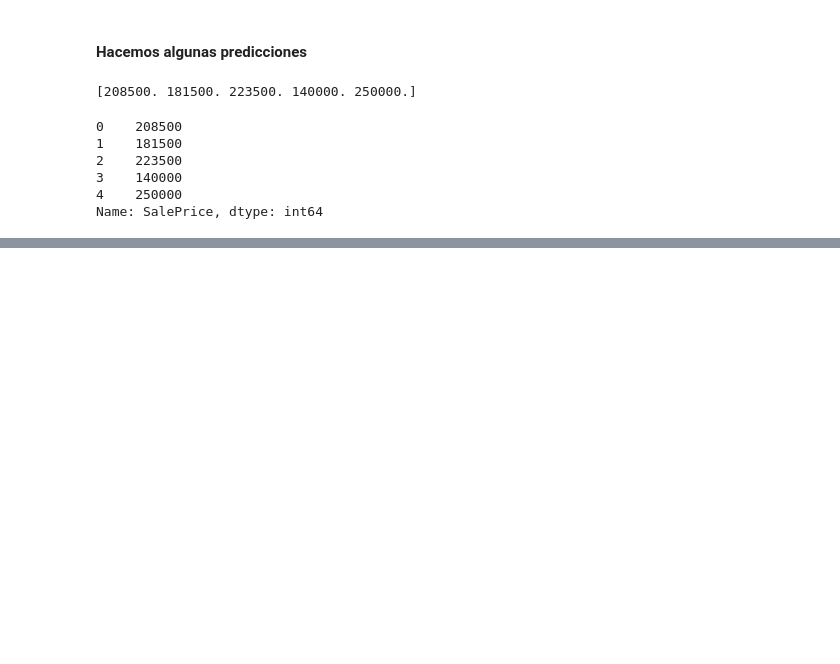
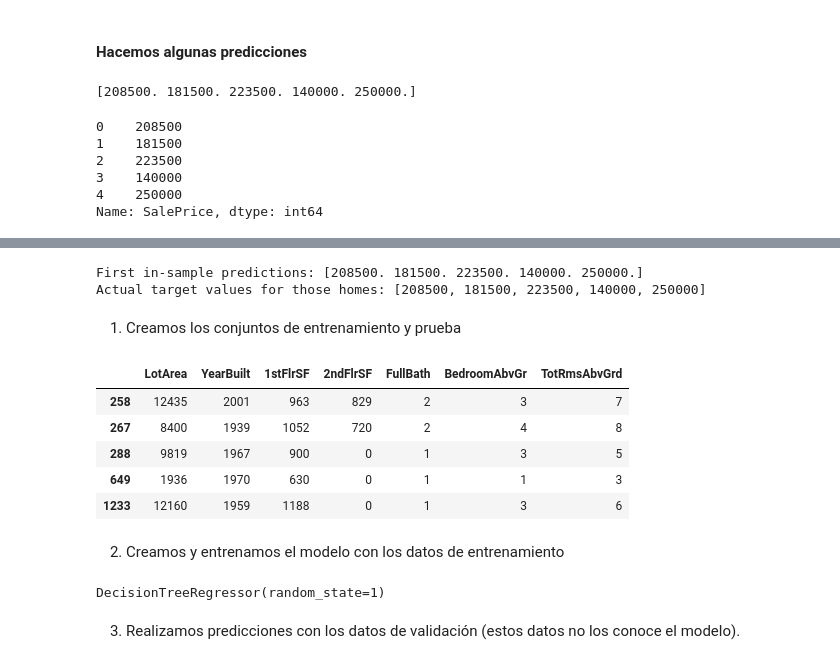
Before and after one commit to vbatiz/intro-ML, a Jupyter notebook: notebooks/IntroML_02.ipynb, the cells around one changed output, grey strips where cells are left out. Cells and saved outputs as stored; diff of their text form; code cells hidden in the pictures; blank space fills up the shorter version.

Commit message:
Se actualiza ejercicio en clase

```diff
--- a/notebooks/IntroML_02.ipynb
+++ b/notebooks/IntroML_02.ipynb
@@ -256,0 +326,55 @@ Name: SalePrice, dtype: int64
+# %%
+# Code you have previously used to load data
+import pandas as pd
+from sklearn.tree import DecisionTreeRegressor
+
+# Path of the file to read
+iowa_file_path = "https://raw.githubusercontent.com/vbatiz/intro-ML/main/notebooks/datasets/train_homedata.csv"
+home_data = pd.read_csv(iowa_file_path)
+
+y = home_data.SalePrice #Valor a predecir
+
+feature_columns = ['LotArea', 'YearBuilt', '1stFlrSF', '2ndFlrSF', 'FullBath', 'BedroomAbvGr', 'TotRmsAbvGrd']
+X = home_data[feature_columns]
+
+# Specify Model
+iowa_model = DecisionTreeRegressor()
+# Fit Model
+iowa_model.fit(X, y)
+
+print("First in-sample predictions:", iowa_model.predict(X.head()))
+print("Actual target values for those homes:", y.head().tolist())
+# %% [output]
+First in-sample predictions: [208500. 181500. 223500. 140000. 250000.]
+Actual target values for those homes: [208500, 181500, 223500, 140000, 250000]
+# %% [markdown]
+1. Creamos los conjuntos de entrenamiento y prueba
+# %%
+from sklearn.model_selection import train_test_split
+
+train_X, val_X, train_y, val_y = train_test_split(X, y, random_state = 1)
+# %%
+val_X.head()
+# %% [output]
+|  | LotArea | YearBuilt | 1stFlrSF | 2ndFlrSF | FullBath | BedroomAbvGr | TotRmsAbvGrd |
+| 258 | 12435 | 2001 | 963 | 829 | 2 | 3 | 7 |
+| 267 | 8400 | 1939 | 1052 | 720 | 2 | 4 | 8 |
+| 288 | 9819 | 1967 | 900 | 0 | 1 | 3 | 5 |
+| 649 | 1936 | 1970 | 630 | 0 | 1 | 1 | 3 |
+| 1233 | 12160 | 1959 | 1188 | 0 | 1 | 3 | 6 |
+# %% [markdown]
+2. Creamos y entrenamos el modelo con los datos de entrenamiento
+# %%
+# You imported DecisionTreeRegressor in your last exercise
+# and that code has been copied to the setup code above. So, no need to
+# import it again
+
+# Specify the model
+iowa_model = DecisionTreeRegressor(random_state=1)
+
+# Fit iowa_model with the training data.
+iowa_model.fit(train_X,train_y)
+# %% [output]
+DecisionTreeRegressor(random_state=1)
+# %% [markdown]
+3. Realizamos predicciones con los datos de validación (estos datos no los conoce el modelo).
```
Also changed, not shown: parts of 32 cells of this notebook.
